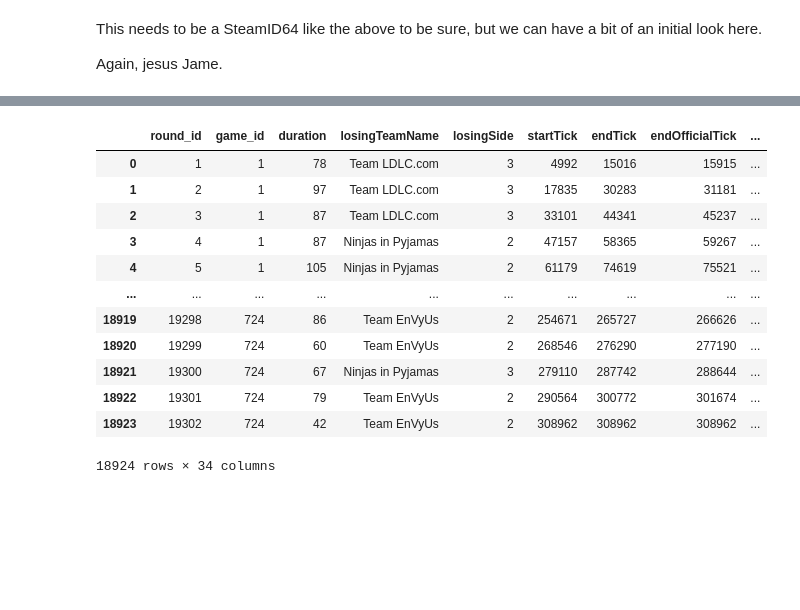
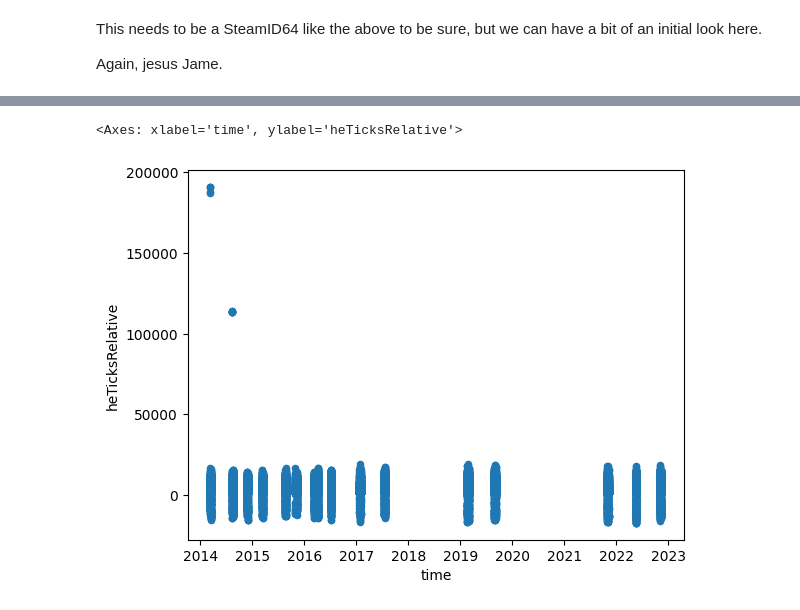
Before and after one commit to bevan-philip/have-cs-rounds-become-slower, a Jupyter notebook: analysis.ipynb, the cells around one changed output, grey strips where cells are left out. Drawn from its saved outputs; the diff is of its cells as text; code cells hidden in the pictures; blank space fills up the shorter version.

Commit message:
We can graph the relativeHeTicks, but something is wrong

```diff
--- a/analysis.ipynb
+++ b/analysis.ipynb
@@ -159,18 +166,8 @@ Name: survivingPlayers, Length: 406, dtype: int64
 # %%
 csgo_df['heTicks'] = csgo_df.heTicks.apply(lambda x: sorted(map(int, x[1:-1].split(','))) if x != "null" else [])
 csgo_df['heTicksRelative'] = csgo_df.apply(lambda x: [y-x.startTick for y in x.heTicks ], axis=1)
-csgo_df
-# %% [output]
-|  | round_id | game_id | duration | losingTeamName | losingSide | startTick | endTick | endOfficialTick | ... |
-| 0 | 1 | 1 | 78 | Team LDLC.com | 3 | 4992 | 15016 | 15915 | ... |
-| 1 | 2 | 1 | 97 | Team LDLC.com | 3 | 17835 | 30283 | 31181 | ... |
-| 2 | 3 | 1 | 87 | Team LDLC.com | 3 | 33101 | 44341 | 45237 | ... |
-| 3 | 4 | 1 | 87 | Ninjas in Pyjamas | 2 | 47157 | 58365 | 59267 | ... |
-| 4 | 5 | 1 | 105 | Ninjas in Pyjamas | 2 | 61179 | 74619 | 75521 | ... |
-| ... | ... | ... | ... | ... | ... | ... | ... | ... | ... |
-| 18919 | 19298 | 724 | 86 | Team EnVyUs | 2 | 254671 | 265727 | 266626 | ... |
-| 18920 | 19299 | 724 | 60 | Team EnVyUs | 2 | 268546 | 276290 | 277190 | ... |
-| 18921 | 19300 | 724 | 67 | Ninjas in Pyjamas | 3 | 279110 | 287742 | 288644 | ... |
-| 18922 | 19301 | 724 | 79 | Team EnVyUs | 2 | 290564 | 300772 | 301674 | ... |
-| 18923 | 19302 | 724 | 42 | Team EnVyUs | 2 | 308962 | 308962 | 308962 | ... |
-18924 rows × 34 columns
+# %%
+csgo_df[['time', 'heTicksRelative']].explode('heTicksRelative').plot.scatter("time", "heTicksRelative")
+# %% [output]
+<Axes: xlabel='time', ylabel='heTicksRelative'>
+[figure, added]
```
Also changed, not shown: parts of 3 cells of this notebook.
